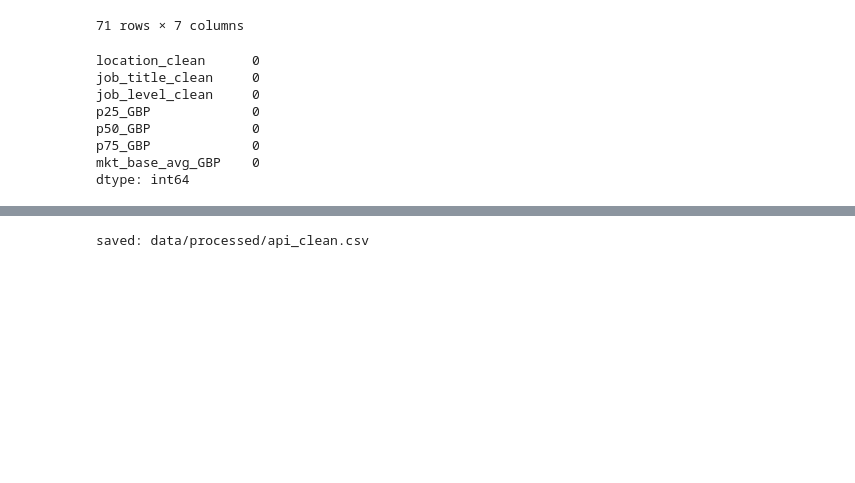
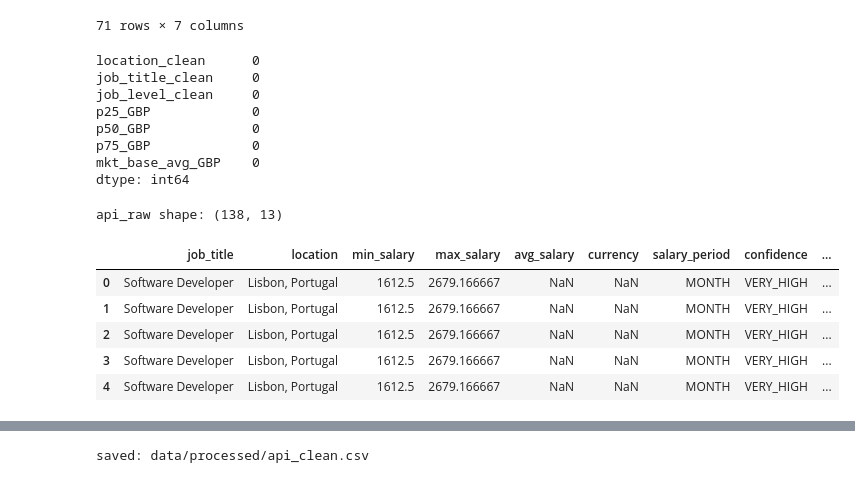
Before and after one commit to HR-Freak/Tech-Salary-Benchmarking-Cross-Market-Analysis-for-Competitive-Salary-Bands, a Jupyter notebook: notebooks/02_data_cleaning.ipynb, the cells around one changed output, grey strips where cells are left out. Saved outputs shown, nothing was run; the diff lists cells and outputs as text; code cells hidden in the pictures; blank space fills up the shorter version.

```diff
--- a/notebooks/02_data_cleaning.ipynb
+++ b/notebooks/02_data_cleaning.ipynb
@@ -187,6 +187,19 @@ p75_GBP             0
 mkt_base_avg_GBP    0
 dtype: int64
 # %%
-import os, sys, importlib, json
 from pathlib import Path
 import pandas as pd
+
+PROCESSED_DIR = Path("data/processed")
+
+api_raw = pd.read_csv(PROCESSED_DIR / "api_raw_6levels.csv")
+print("api_raw shape:", api_raw.shape)
+api_raw.head()
+# %% [output]
+api_raw shape: (138, 13)
+|  | job_title | location | min_salary | max_salary | avg_salary | currency | salary_period | confidence | ... |
+| 0 | Software Developer | Lisbon, Portugal | 1612.5 | 2679.166667 | NaN | NaN | MONTH | VERY_HIGH | ... |
+| 1 | Software Developer | Lisbon, Portugal | 1612.5 | 2679.166667 | NaN | NaN | MONTH | VERY_HIGH | ... |
+| 2 | Software Developer | Lisbon, Portugal | 1612.5 | 2679.166667 | NaN | NaN | MONTH | VERY_HIGH | ... |
+| 3 | Software Developer | Lisbon, Portugal | 1612.5 | 2679.166667 | NaN | NaN | MONTH | VERY_HIGH | ... |
+| 4 | Software Developer | Lisbon, Portugal | 1612.5 | 2679.166667 | NaN | NaN | MONTH | VERY_HIGH | ... |
```
Also changed, not shown: parts of 5 cells of this notebook, 44 other files.
